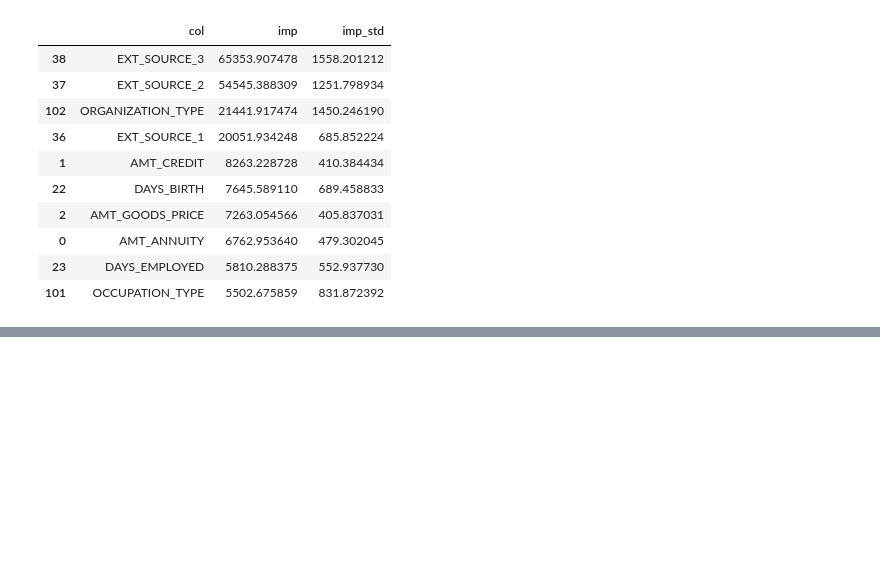
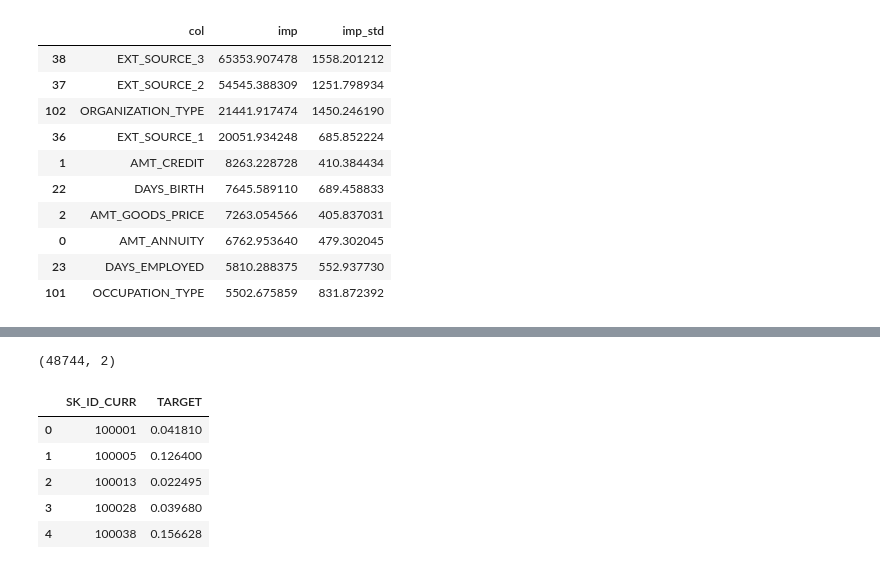
Before and after one commit to soeatu/kaggle_basic, a Jupyter notebook: Homecreditdefaultriskprac.ipynb, the cells around one changed output, grey strips where cells are left out. Drawn from its saved outputs; the diff is of its cells as text; code cells hidden in the pictures; blank space fills up the shorter version.

```diff
--- a/Homecreditdefaultriskprac.ipynb
+++ b/Homecreditdefaultriskprac.ipynb
@@ -386,0 +441,22 @@ imp.sort_values("imp", ascending=False)[:10]
+# %%
+#推論関数の定義
+def predict_lgb(input_x,
+                input_id,
+                list_nfold=[0,1,2,3,4],
+               ):
+    pred = np.zeros((len(input_x), len(list_nfold)))
+    for nfold in list_nfold:
+        print("-"*20, nfold, "-"*20)
+        fname_lgb = "model_lgb_fold{}.pickle".format(nfold)
+        with open(fname_lgb, "rb") as f:
+            model = pickle.load(f)
+        pred[:, nfold] = model.predict_proba(input_x)[:,1]
+
+    pred = pd.concat([
+        input_id,
+        pd.DataFrame({"pred": pred.mean(axis=1)}),
+    ], axis=1)
+
+    print("Done.")
+
+    return pred
@@ -386,0 +476,16 @@ imp.sort_values("imp", ascending=False)[:10]
+# %%
+#提出ファイルの作成
+df_submit = test_pred.rename(columns={"pred":"TARGET"})
+print(df_submit.shape)
+display(df_submit.head())
+
+# ファイル出力
+df_submit.to_csv("submission_baseline.csv", index=None)
+# %% [output]
+(48744, 2)
+|  | SK_ID_CURR | TARGET |
+| 0 | 100001 | 0.041810 |
+| 1 | 100005 | 0.126400 |
+| 2 | 100013 | 0.022495 |
+| 3 | 100028 | 0.039680 |
+| 4 | 100038 | 0.156628 |
```
Also changed, not shown: parts of 12 cells of this notebook.
